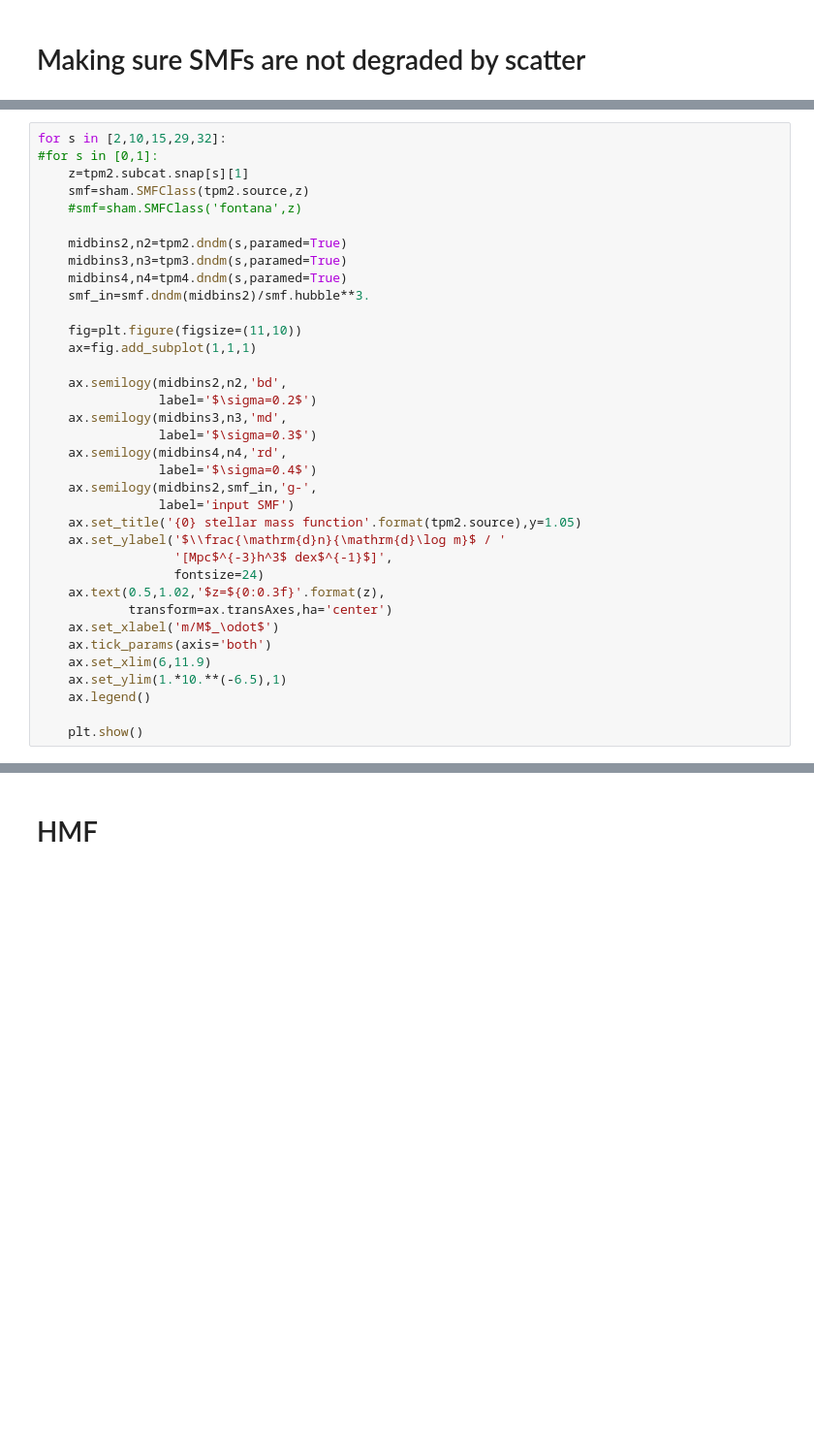
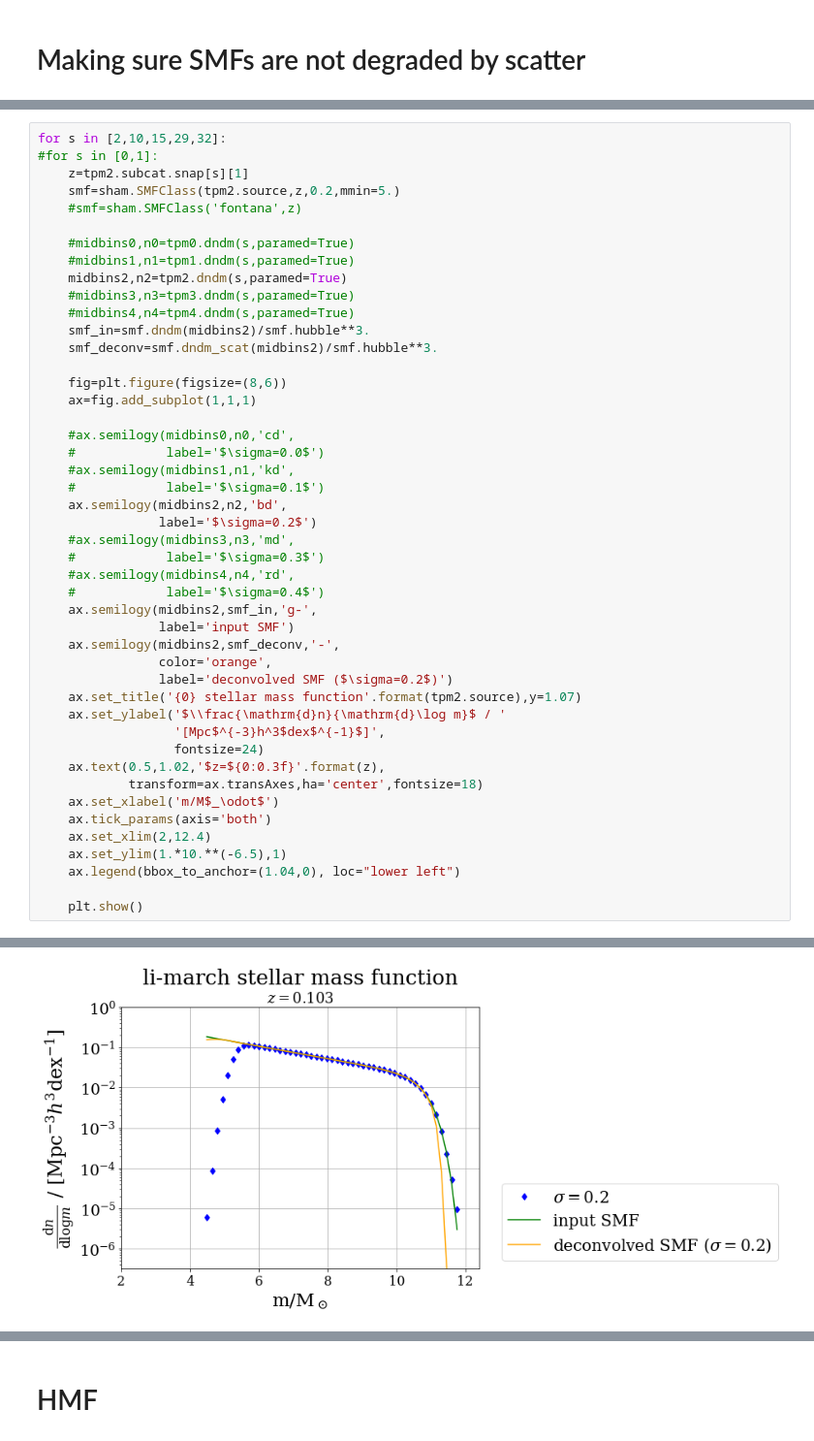
Before and after one commit to patricks1/mergers, a Jupyter notebook: halmassf.ipynb, the cells around one changed output, grey strips where cells are left out. Shown at 97% size. Cells and saved outputs as stored; diff of their text form; blank space fills up the shorter version.

```diff
--- a/halmassf.ipynb
+++ b/halmassf.ipynb
@@ -88,36 +77,46 @@ KeyboardInterrupt:
 for s in [2,10,15,29,32]:
 #for s in [0,1]:
     z=tpm2.subcat.snap[s][1]
-    smf=sham.SMFClass(tpm2.source,z)
+    smf=sham.SMFClass(tpm2.source,z,0.2,mmin=5.)
     #smf=sham.SMFClass('fontana',z)
 
+    #midbins0,n0=tpm0.dndm(s,paramed=True)
+    #midbins1,n1=tpm1.dndm(s,paramed=True)
     midbins2,n2=tpm2.dndm(s,paramed=True)
-    midbins3,n3=tpm3.dndm(s,paramed=True)
-    midbins4,n4=tpm4.dndm(s,paramed=True)
+    #midbins3,n3=tpm3.dndm(s,paramed=True)
+    #midbins4,n4=tpm4.dndm(s,paramed=True)
     smf_in=smf.dndm(midbins2)/smf.hubble**3.
+    smf_deconv=smf.dndm_scat(midbins2)/smf.hubble**3.
 
-    fig=plt.figure(figsize=(11,10))
+    fig=plt.figure(figsize=(8,6))
     ax=fig.add_subplot(1,1,1)
 
+    #ax.semilogy(midbins0,n0,'cd',
+    #            label='$\sigma=0.0$')
+    #ax.semilogy(midbins1,n1,'kd',
+    #            label='$\sigma=0.1$')
     ax.semilogy(midbins2,n2,'bd',
                 label='$\sigma=0.2$')
-    ax.semilogy(midbins3,n3,'md',
-                label='$\sigma=0.3$')
-    ax.semilogy(midbins4,n4,'rd',
-                label='$\sigma=0.4$')
+    #ax.semilogy(midbins3,n3,'md',
+    #            label='$\sigma=0.3$')
+    #ax.semilogy(midbins4,n4,'rd',
+    #            label='$\sigma=0.4$')
     ax.semilogy(midbins2,smf_in,'g-',
                 label='input SMF')
-    ax.set_title('{0} stellar mass function'.format(tpm2.source),y=1.05)
+    ax.semilogy(midbins2,smf_deconv,'-',
+                color='orange',
+                label='deconvolved SMF ($\sigma=0.2$)')
+    ax.set_title('{0} stellar mass function'.format(tpm2.source),y=1.07)
     ax.set_ylabel('$\\frac{\mathrm{d}n}{\mathrm{d}\log m}$ / '
-                  '[Mpc$^{-3}h^3$ dex$^{-1}$]',
+                  '[Mpc$^{-3}h^3$dex$^{-1}$]',
                   fontsize=24)
     ax.text(0.5,1.02,'$z=${0:0.3f}'.format(z),
-            transform=ax.transAxes,ha='center')
+            transform=ax.transAxes,ha='center',fontsize=18)
     ax.set_xlabel('m/M$_\odot$')
     ax.tick_params(axis='both')
-    ax.set_xlim(6,11.9)
+    ax.set_xlim(2,12.4)
     ax.set_ylim(1.*10.**(-6.5),1)
-    ax.legend()
+    ax.legend(bbox_to_anchor=(1.04,0), loc="lower left")
 
     plt.show()
 # %% [output]
@@ -124,0 +124 @@ for s in [2,10,15,29,32]:
+[figure, new version]
```
Also changed, not shown: parts of 21 cells of this notebook, 3 other files.
